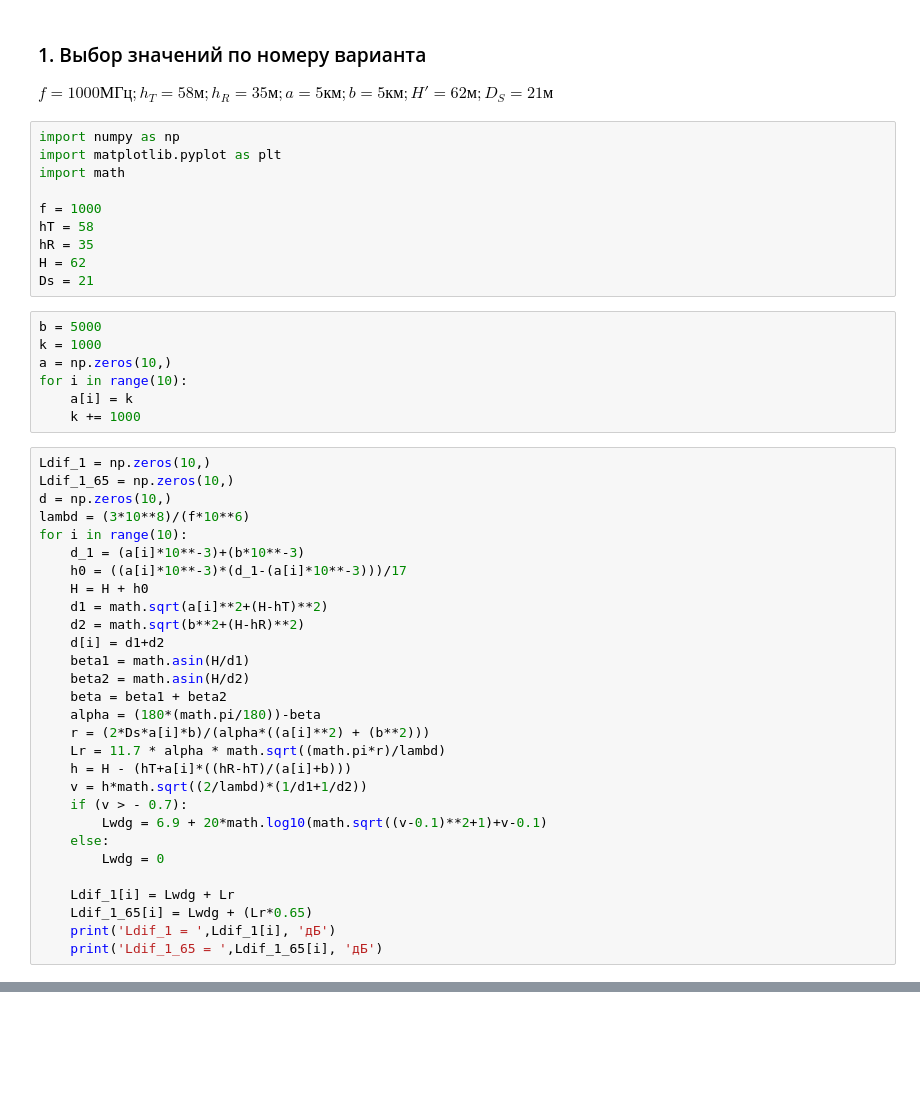
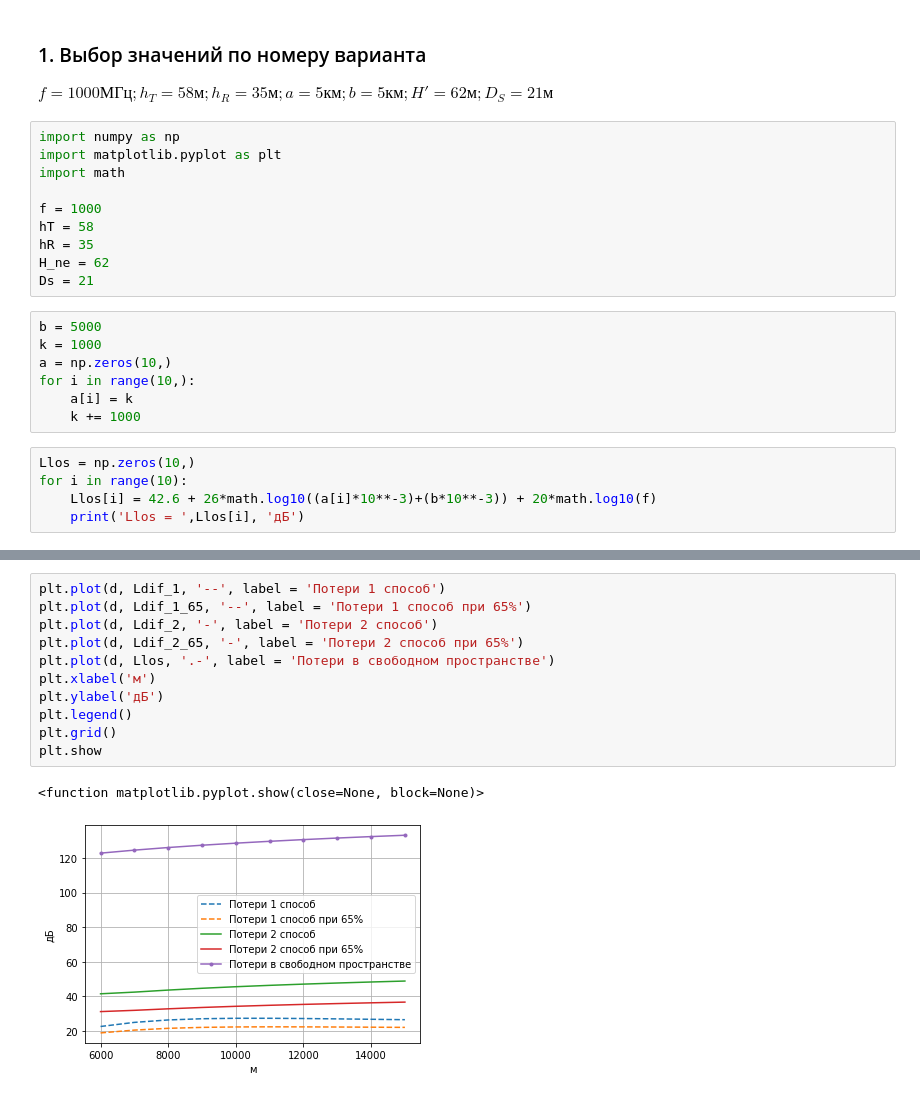
Before and after one commit to Egor-py/Praktic_Mobile, a Jupyter notebook: Практическая работа 6.ipynb, the cells around one changed output, grey strips where cells are left out. Saved outputs shown, nothing was run; the diff lists cells and outputs as text; blank space fills up the shorter version.

```diff
--- a/Практическая работа 6.ipynb
+++ b/Практическая работа 6.ipynb
@@ -16,42 +16,18 @@ import math
 f = 1000
 hT = 58
 hR = 35
-H = 62
+H_ne = 62
 Ds = 21
 # %%
 b = 5000
 k = 1000
 a = np.zeros(10,)
-for i in range(10):
+for i in range(10,):
     a[i] = k
     k += 1000
 # %%
-Ldif_1 = np.zeros(10,)
-Ldif_1_65 = np.zeros(10,)
-d = np.zeros(10,)
-lambd = (3*10**8)/(f*10**6)
+Llos = np.zeros(10,)
 for i in range(10):
-    d_1 = (a[i]*10**-3)+(b*10**-3)
-    h0 = ((a[i]*10**-3)*(d_1-(a[i]*10**-3)))/17
-    H = H + h0
-    d1 = math.sqrt(a[i]**2+(H-hT)**2)
-    d2 = math.sqrt(b**2+(H-hR)**2)
-    d[i] = d1+d2
-    beta1 = math.asin(H/d1)
-    beta2 = math.asin(H/d2)
-    beta = beta1 + beta2
-    alpha = (180*(math.pi/180))-beta
-    r = (2*Ds*a[i]*b)/(alpha*((a[i]**2) + (b**2)))
-    Lr = 11.7 * alpha * math.sqrt((math.pi*r)/lambd)
-    h = H - (hT+a[i]*((hR-hT)/(a[i]+b)))
-    v = h*math.sqrt((2/lambd)*(1/d1+1/d2))
-    if (v > - 0.7):
-        Lwdg = 6.9 + 20*math.log10(math.sqrt((v-0.1)**2+1)+v-0.1)
-    else:
-        Lwdg = 0
-
-    Ldif_1[i] = Lwdg + Lr
-    Ldif_1_65[i] = Lwdg + (Lr*0.65)
-    print('Ldif_1 = ',Ldif_1[i], 'дБ')
-    print('Ldif_1_65 = ',Ldif_1_65[i], 'дБ')
+    Llos[i] = 42.6 + 26*math.log10((a[i]*10**-3)+(b*10**-3)) + 20*math.log10(f)
+    print('Llos = ',Llos[i], 'дБ')
 # %% [output]
@@ -146 +136,15 @@ Ldif_1_65 =  196.89763753935975 дБ
+# %%
+plt.plot(d, Ldif_1, '--', label = 'Потери 1 способ')
+plt.plot(d, Ldif_1_65, '--', label = 'Потери 1 способ при 65%')
+plt.plot(d, Ldif_2, '-', label = 'Потери 2 способ')
+plt.plot(d, Ldif_2_65, '-', label = 'Потери 2 способ при 65%')
+plt.plot(d, Llos, '.-', label = 'Потери в свободном пространстве')
+plt.xlabel('м')
+plt.ylabel('дБ')
+plt.legend()
+plt.grid()
+plt.show
+# %% [output]
+<function matplotlib.pyplot.show(close=None, block=None)>
+[figure, added]
 # %%
```
Also changed, not shown: parts of 11 cells of this notebook.
